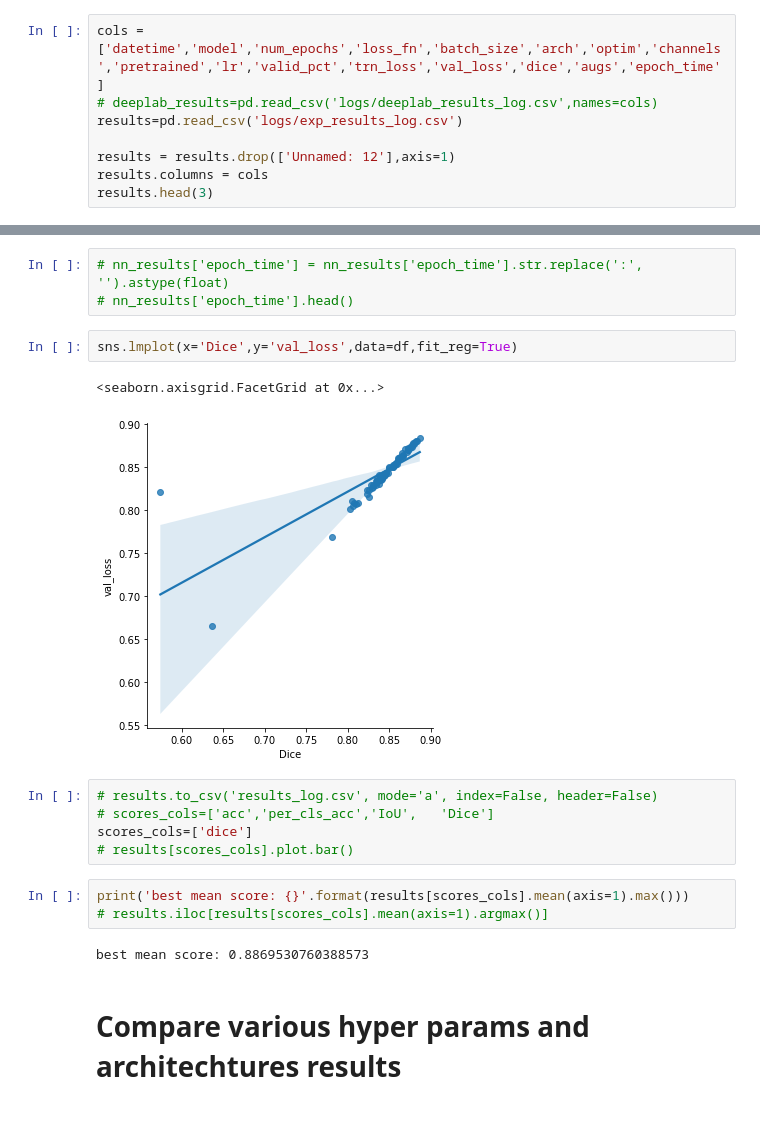
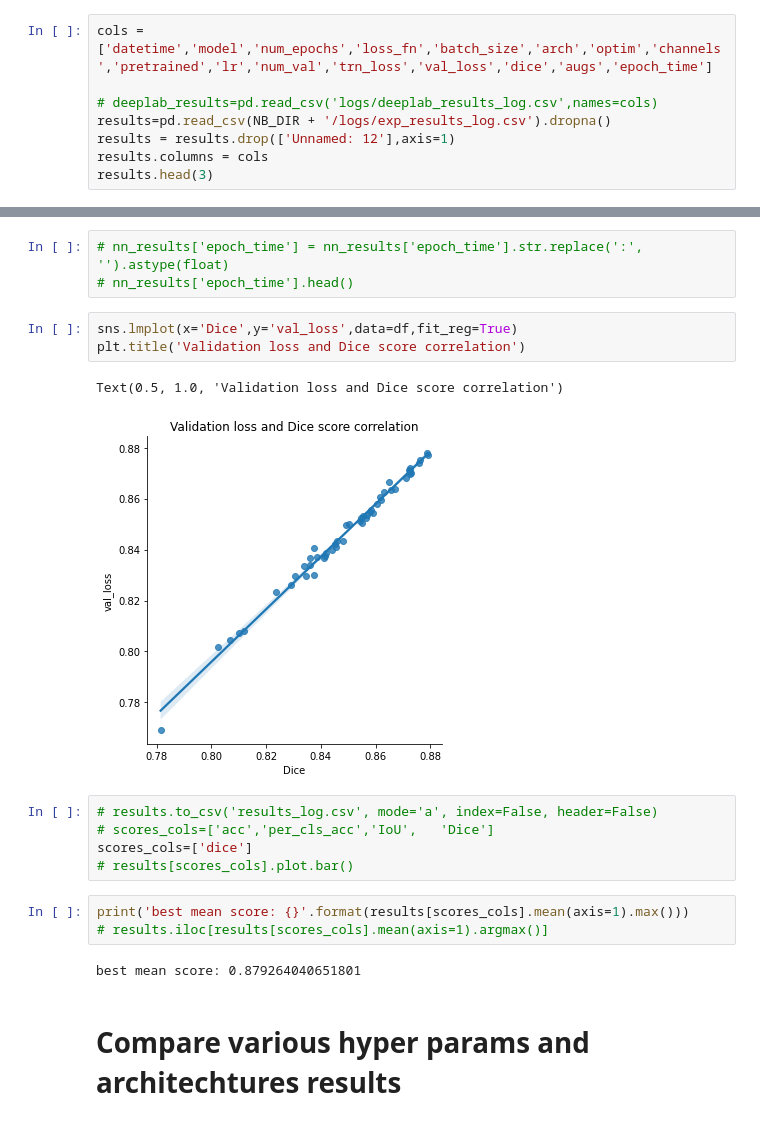
Before and after one commit to lleviraz/urban_segmentation, a Jupyter notebook: notebooks/NB7 Experiments Results Analysis.ipynb, the cells around one changed output, grey strips where cells are left out. Cells and saved outputs as stored; diff of their text form.

```diff
--- a/notebooks/NB7 Experiments Results Analysis.ipynb
+++ b/notebooks/NB7 Experiments Results Analysis.ipynb
@@ -234,10 +235,10 @@ plot_predictions(SAITAMA)
 49
 [figure]
 # %%
-cols = ['datetime','model','num_epochs','loss_fn','batch_size','arch','optim','channels','pretrained','lr','valid_pct','trn_loss','val_loss','dice','augs','epoch_time']
+cols = ['datetime','model','num_epochs','loss_fn','batch_size','arch','optim','channels','pretrained','lr','num_val','trn_loss','val_loss','dice','augs','epoch_time']
+
 # deeplab_results=pd.read_csv('logs/deeplab_results_log.csv',names=cols)
-results=pd.read_csv('logs/exp_results_log.csv')
-
+results=pd.read_csv(NB_DIR + '/logs/exp_results_log.csv').dropna()
 results = results.drop(['Unnamed: 12'],axis=1)
 results.columns = cols
 results.head(3)
@@ -318,9 +319,10 @@ plt.show()
 # nn_results['epoch_time'].head()
 # %%
 sns.lmplot(x='Dice',y='val_loss',data=df,fit_reg=True)
+plt.title('Validation loss and Dice score correlation')
 # %% [output]
-<seaborn.axisgrid.FacetGrid at 0x...>
+Text(0.5, 1.0, 'Validation loss and Dice score correlation')
-[figure, old version]
+[figure, new version]
 # %%
 # results.to_csv('results_log.csv', mode='a', index=False, header=False)
 # scores_cols=['acc','per_cls_acc','IoU',	'Dice']
@@ -330,7 +332,7 @@ scores_cols=['dice']
 print('best mean score: {}'.format(results[scores_cols].mean(axis=1).max()))
 # results.iloc[results[scores_cols].mean(axis=1).argmax()]
 # %% [output]
-best mean score: 0.8869530760388573
+best mean score: 0.879264040651801
 # %% [markdown]
 # Compare various hyper params and architechtures results
 # %%
```
Also changed, not shown: parts of 9 cells of this notebook.
